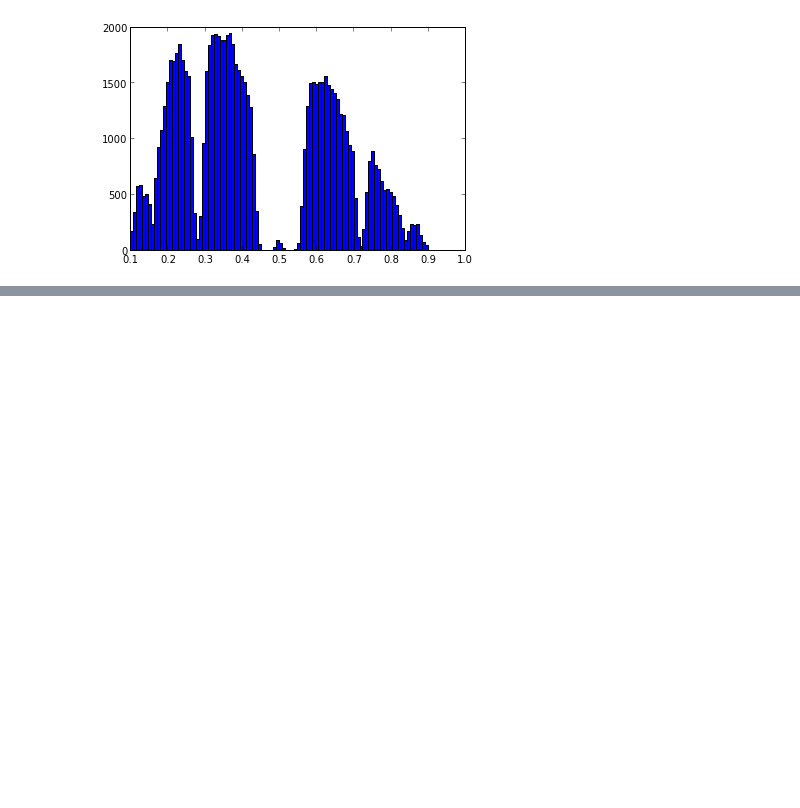
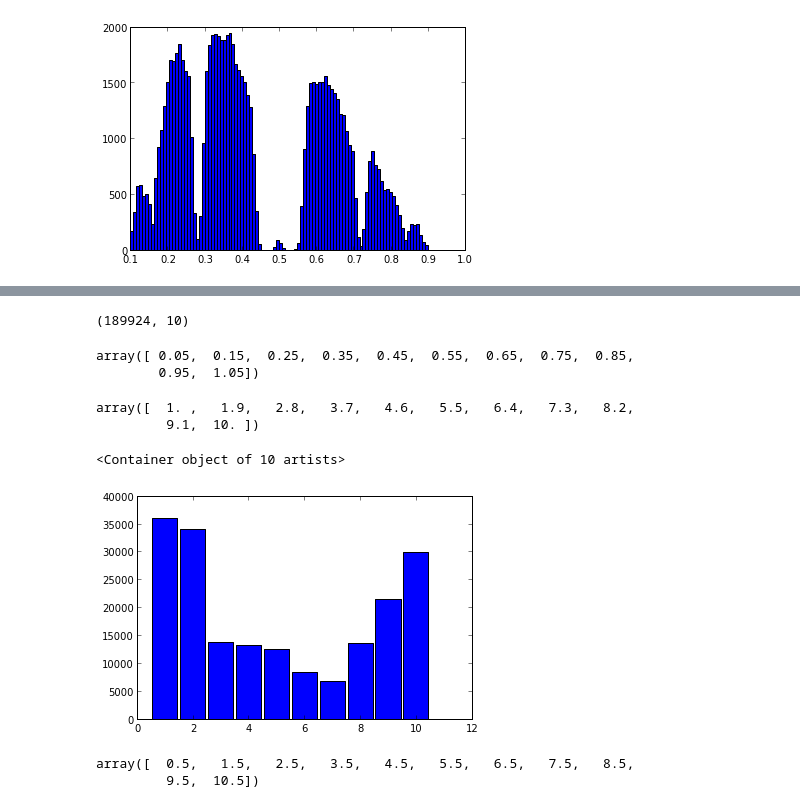
Before and after one commit to peterdfields/hs_vervet, a Jupyter notebook: notebooks/analyse_genotype_files.ipynb, the cells around one changed output, grey strips where cells are left out. Drawn from its saved outputs; the diff is of its cells as text; code cells hidden in the pictures; blank space fills up the shorter version.

```diff
--- a/notebooks/analyse_genotype_files.ipynb
+++ b/notebooks/analyse_genotype_files.ipynb
@@ -117,0 +245,2 @@ CAE8 cannot be loaded
+# %%
+genotype_tsv_fn = os.path.join(ana_dir,"GATK_UnifiedGenotyper_5_10X_individuals_{}_callable_filter_anc.tsv")
@@ -117,0 +249,4 @@ CAE8 cannot be loaded
+# %%
+chrom = 'CAE28'
+# %%
+gt_df = gt.load(genotype_tsv_fn.format(chrom))
@@ -117,0 +283,4 @@ CAE8 cannot be loaded
+# %%
+gt_df.shape
+# %% [output]
+(189924, 10)
@@ -117,0 +289,24 @@ CAE8 cannot be loaded
+# %%
+bins
+# %% [output]
+array([ 0.05,  0.15,  0.25,  0.35,  0.45,  0.55,  0.65,  0.75,  0.85,
+        0.95,  1.05])
+# %%
+hist, bins = numpy.histogram(gt_df.sum(axis=1))
+# %%
+bins
+# %% [output]
+array([  1. ,   1.9,   2.8,   3.7,   4.6,   5.5,   6.4,   7.3,   8.2,
+         9.1,  10. ])
+# %%
+width = 0.9 * (bins[1] - bins[0])
+center = (bins[:-1] + bins[1:]) / 2
+plt.bar(center,hist,align='center', width=width)
+# %% [output]
+<Container object of 10 artists>
+[figure, added]
+# %%
+bins
+# %% [output]
+array([  0.5,   1.5,   2.5,   3.5,   4.5,   5.5,   6.5,   7.5,   8.5,
+         9.5,  10.5])
```
Also changed, not shown: parts of 44 cells of this notebook, 2 other files.
